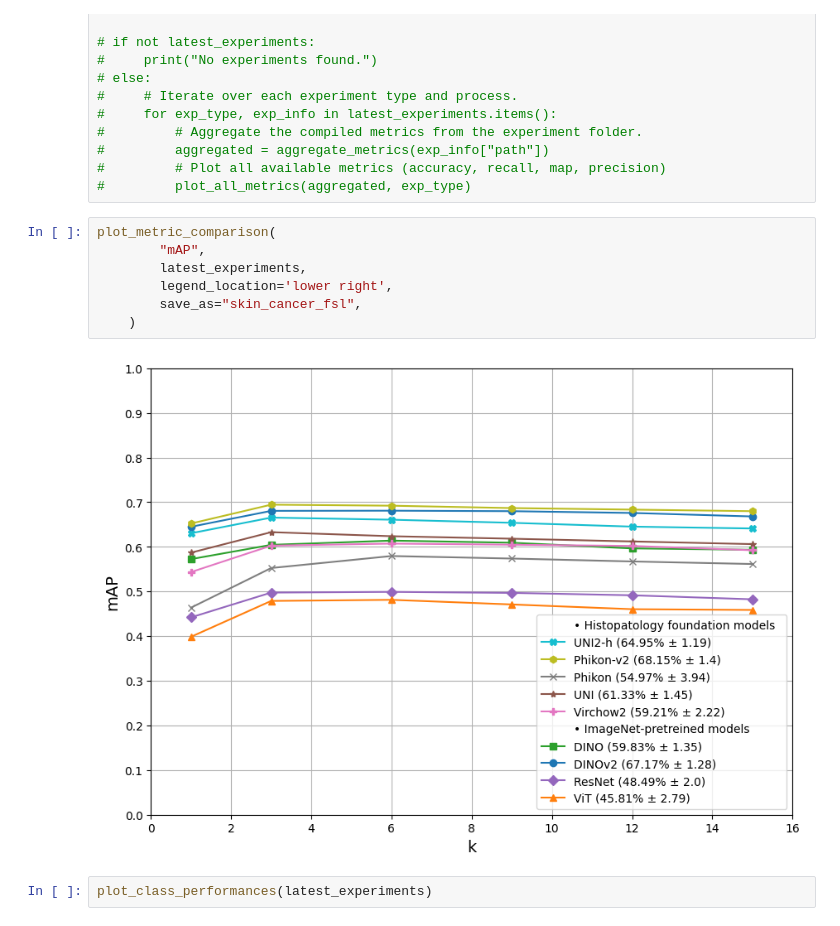
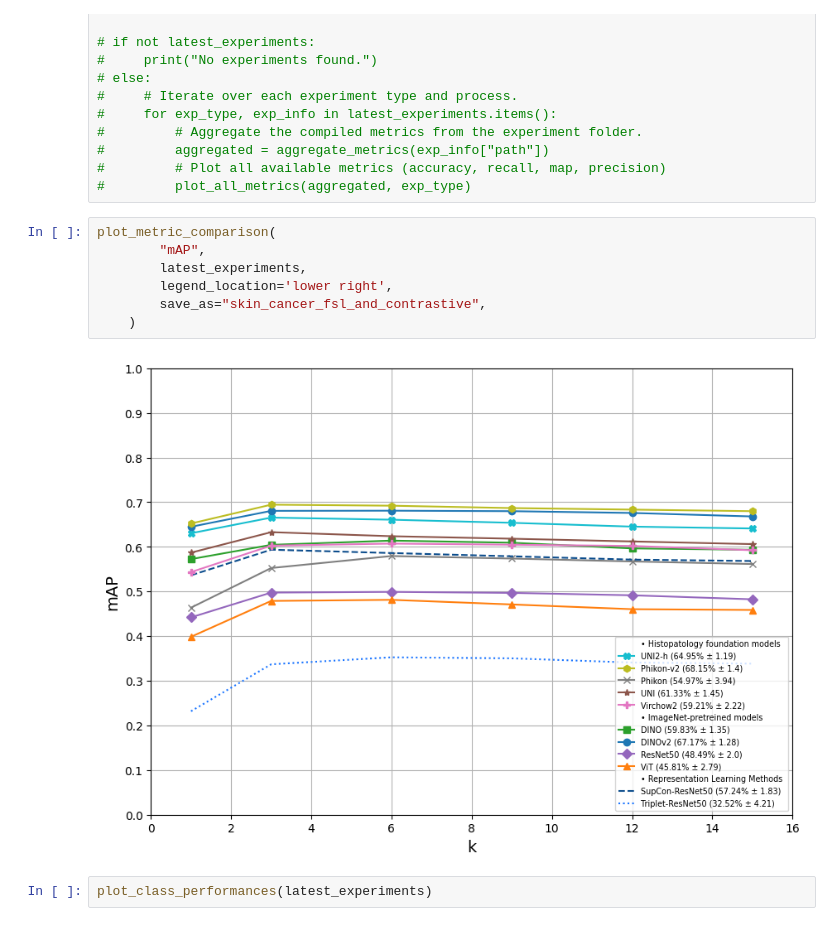
Before and after one commit to maods2/master-research-image-retrieval, a Jupyter notebook: notebooks/retr_test_fsl/retrieval_pretreined_skin-cancer.ipynb, the cells around one changed output. Saved outputs shown, nothing was run; the diff lists cells and outputs as text.

Commit message:
plots

```diff
--- a/notebooks/retr_test_fsl/retrieval_pretreined_skin-cancer.ipynb
+++ b/notebooks/retr_test_fsl/retrieval_pretreined_skin-cancer.ipynb
@@ -44,12 +44,12 @@ latest_experiments = get_latest_experiments(BASE_DIR, specific_experiments)
 # %%
 plot_metric_comparison(
         "mAP",
         latest_experiments,
         legend_location='lower right',
-        save_as="skin_cancer_fsl",
+        save_as="skin_cancer_fsl_and_contrastive",
     )
 # %% [output]
-[figure, old version]
+[figure, new version]
 # %%
 plot_class_performances(latest_experiments)
 # %% [output]
```
Also changed, not shown: 2 other files.
